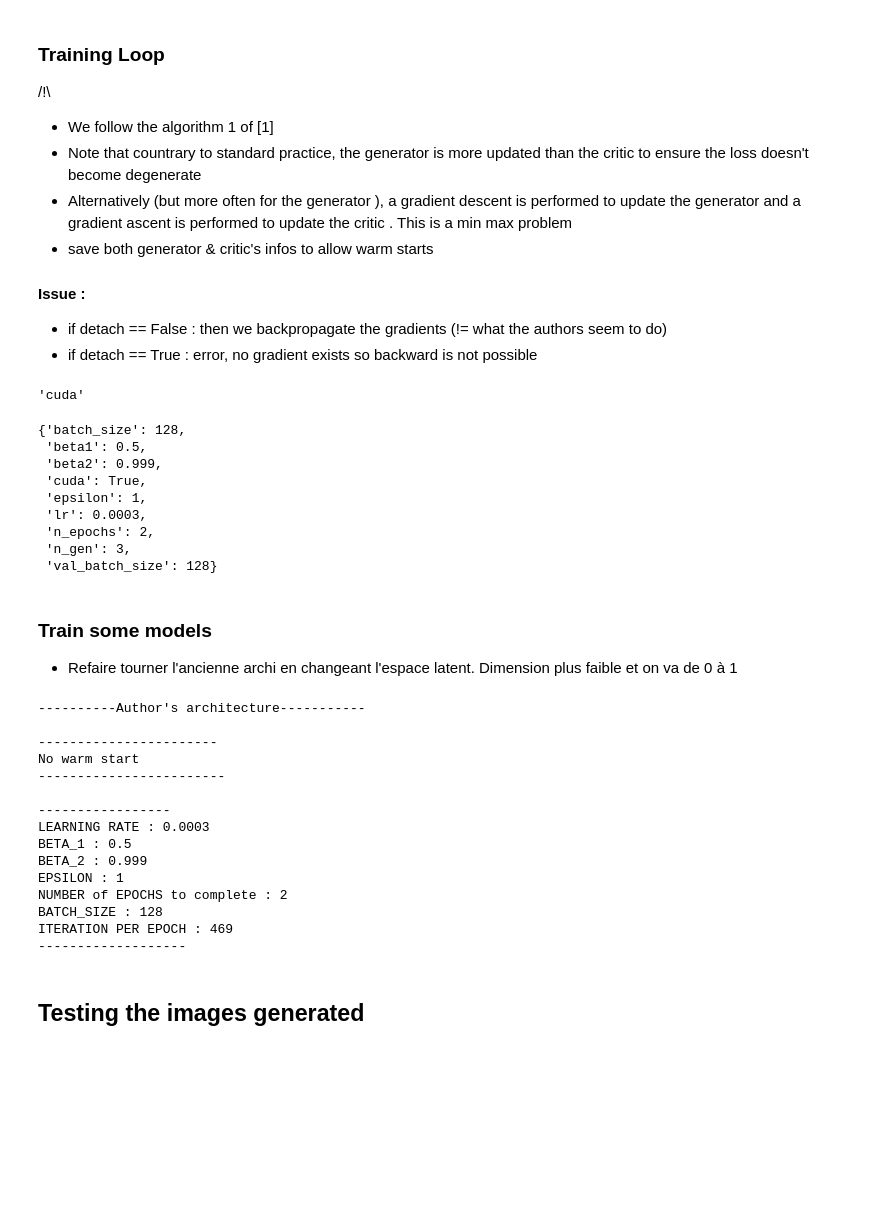
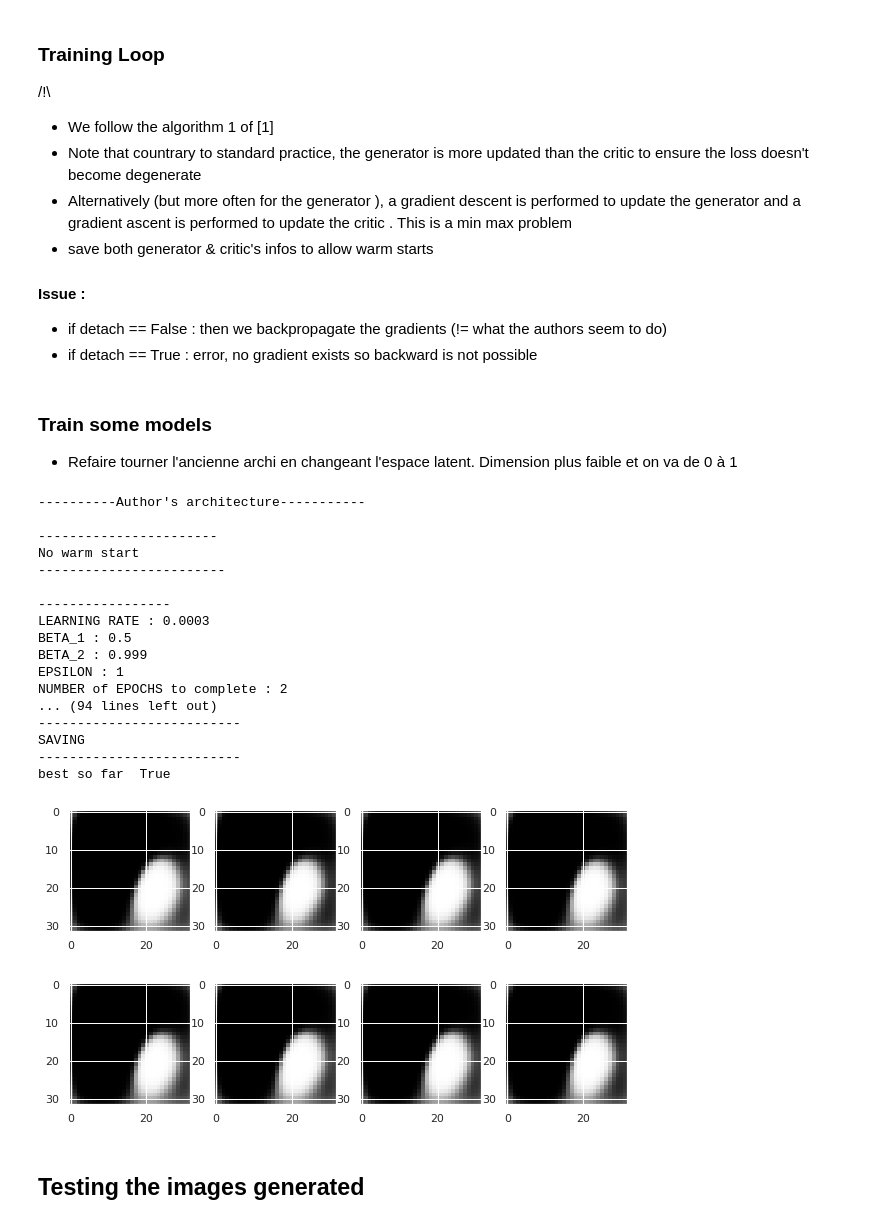
Before and after one commit to philomenec/Optimal-Transport, a Jupyter notebook: OTGAN.ipynb, the cells around one changed output. Drawn from its saved outputs; the diff is of its cells as text; code cells hidden in the pictures; blank space fills up the shorter version.

```diff
--- a/OTGAN.ipynb
+++ b/OTGAN.ipynb
@@ -682,22 +676,6 @@ def load_ckp(checkpoint_fpath, model, optimizer,  device=device):
     optimizer.load_state_dict(checkpoint['optimizer_state_dict'])
 
     return  model, optimizer,  checkpoint['epoch'], checkpoint['loss_history']
-# %%
-device
-# %% [output]
-'cuda'
-# %%
-args
-# %% [output]
-{'batch_size': 128,
- 'beta1': 0.5,
- 'beta2': 0.999,
- 'cuda': True,
- 'epsilon': 1,
- 'lr': 0.0003,
- 'n_epochs': 2,
- 'n_gen': 3,
- 'val_batch_size': 128}
 # %%
 def training_loop(args = args,
                   dataloader = mnist_loader,
@@ -728,7 +706,8 @@ def training_loop(args = args,
 
 
     print("----------Author's architecture-----------")
-    generator = Generator32x32(input_dim=100).to(device)
+    # generator = Generator32x32(input_dim=100).to(device)
+    generator = Generator32x32(input_dim=2).to(device)
     critic = Critic32x32().to(device)
 
 
@@ -939,7 +918,7 @@ def training_loop(args = args,
           'model_state_dict': generator.state_dict(),
           'optimizer_state_dict':optimizer_G.state_dict()}
       save_ckp(checkpoint_g,   checkpoint_dir=path,
-               checkpoint_name = checkpoint_name+'_generator.pt')
+               checkpoint_name = str(checkpoint_name+'_generator.pt'))
 
       checkpoint_c = {
           'epoch':epoch,
@@ -948,7 +927,7 @@ def training_loop(args = args,
           'model_state_dict': critic.state_dict(),
           'optimizer_state_dict':optimizer_C.state_dict()
       }
-      save_ckp(checkpoint_c, False,  checkpoint_dir=path,
+      save_ckp(checkpoint_c, checkpoint_dir=path,
                checkpoint_name = checkpoint_name+'_critic.pt')
 
 
@@ -961,26 +940,30 @@ def training_loop(args = args,
 # %%
 trained_model = training_loop(args = args,
                   dataloader = mnist_loader,
                   verbose=True,
                   warm_start=False, device=device,
-                  path=path, checkpoint_name='checkpoint_otgan_v1',
+                  path=path, checkpoint_name='checkpoint_otgan_v2_dim16',
                   plot_digit=True, use_images=False)
 # %% [output]
 ----------Author's architecture-----------
 
 -----------------------
 No warm start
 ------------------------
 
 -----------------
 LEARNING RATE : 0.0003
 BETA_1 : 0.5
 BETA_2 : 0.999
 EPSILON : 1
 NUMBER of EPOCHS to complete : 2
-BATCH_SIZE : 128
-ITERATION PER EPOCH : 469
--------------------
+... (94 lines left out)
+--------------------------
+SAVING
+--------------------------
+best so far  True
+[figure, added]
+[figure, added]
 # %% [markdown]
 ## Testing the images generated
 # %%
```
Also changed, not shown: parts of 19 cells of this notebook.
